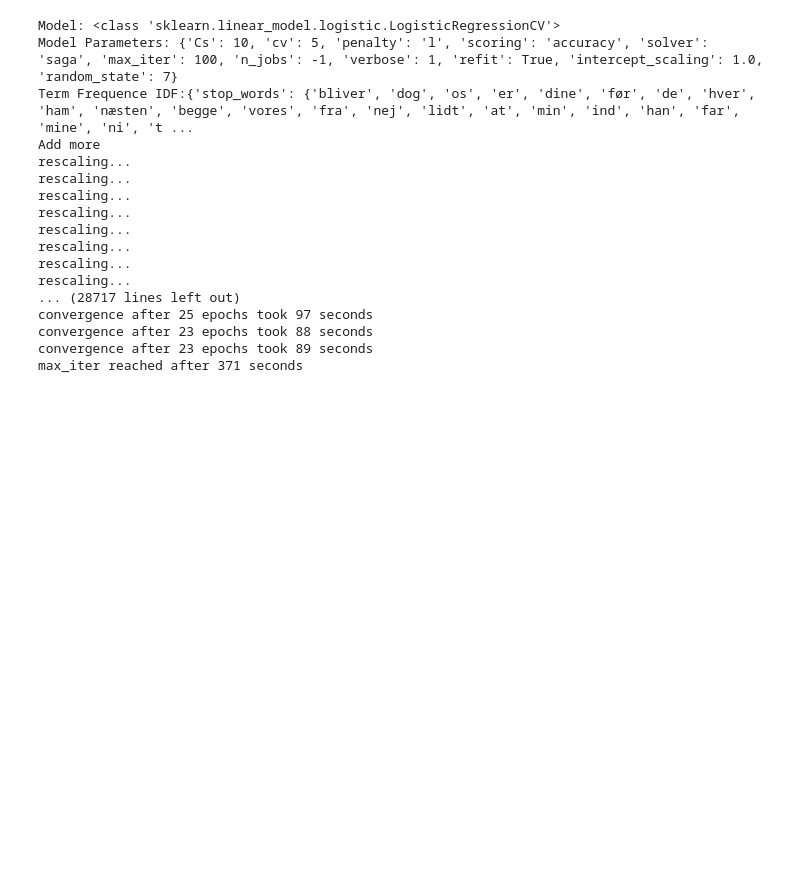
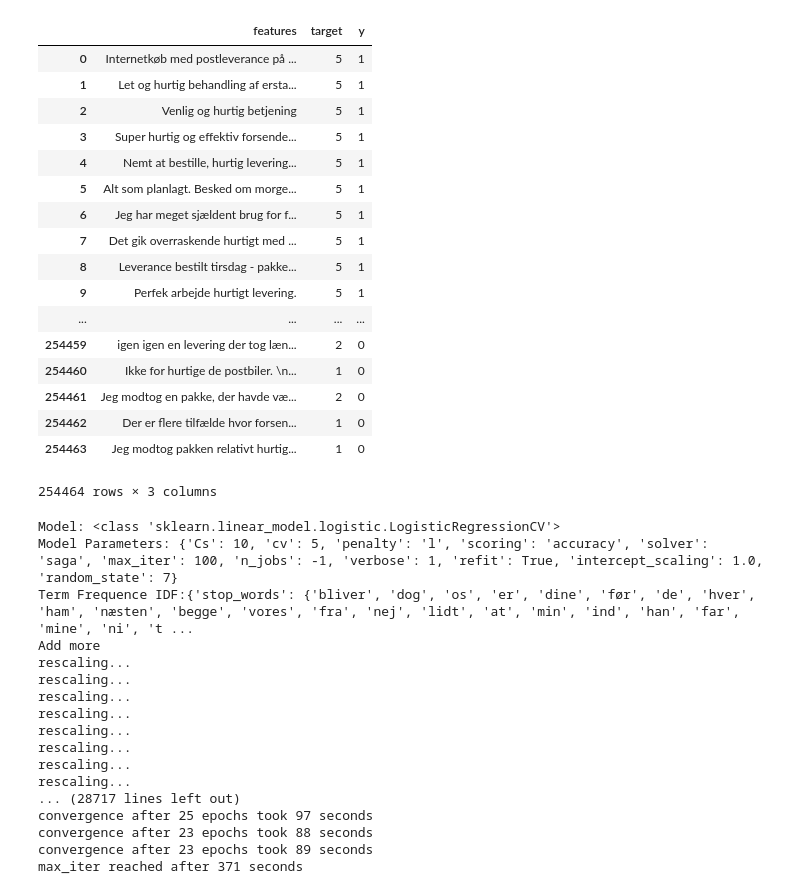
Before and after one commit to Proteusiq/DanishSentiments, a Jupyter notebook: notebooks/PlayGround-1.0.ipynb, the cells around one changed output. Saved outputs shown, nothing was run; the diff lists cells and outputs as text; code cells hidden in the pictures; blank space fills up the shorter version.

```diff
--- a/notebooks/PlayGround-1.0.ipynb
+++ b/notebooks/PlayGround-1.0.ipynb
@@ -37,4 +39,25 @@ Data loading completed
 [figure]
+# %%
+df
+# %% [output]
+|  | features | target | y |
+| 0 | Internetkøb med postleverance på ... | 5 | 1 |
+| 1 | Let og hurtig behandling af ersta... | 5 | 1 |
+| 2 | Venlig og hurtig betjening | 5 | 1 |
+| 3 | Super hurtig og effektiv forsende... | 5 | 1 |
+| 4 | Nemt at bestille, hurtig levering... | 5 | 1 |
+| 5 | Alt som planlagt. Besked om morge... | 5 | 1 |
+| 6 | Jeg har meget sjældent brug for f... | 5 | 1 |
+| 7 | Det gik overraskende hurtigt med ... | 5 | 1 |
+| 8 | Leverance bestilt tirsdag - pakke... | 5 | 1 |
+| 9 | Perfek arbejde hurtigt levering. | 5 | 1 |
+| ... | ... | ... | ... |
+| 254459 | igen igen en levering der tog læn... | 2 | 0 |
+| 254460 | Ikke for hurtige de postbiler. \n... | 1 | 0 |
+| 254461 | Jeg modtog en pakke, der havde væ... | 2 | 0 |
+| 254462 | Der er flere tilfælde hvor forsen... | 1 | 0 |
+| 254463 | Jeg modtog pakken relativt hurtig... | 1 | 0 |
+254464 rows × 3 columns
 # %%
 df.head()
 # %%
```
Also changed, not shown: parts of 3 cells of this notebook, 3 other files.
